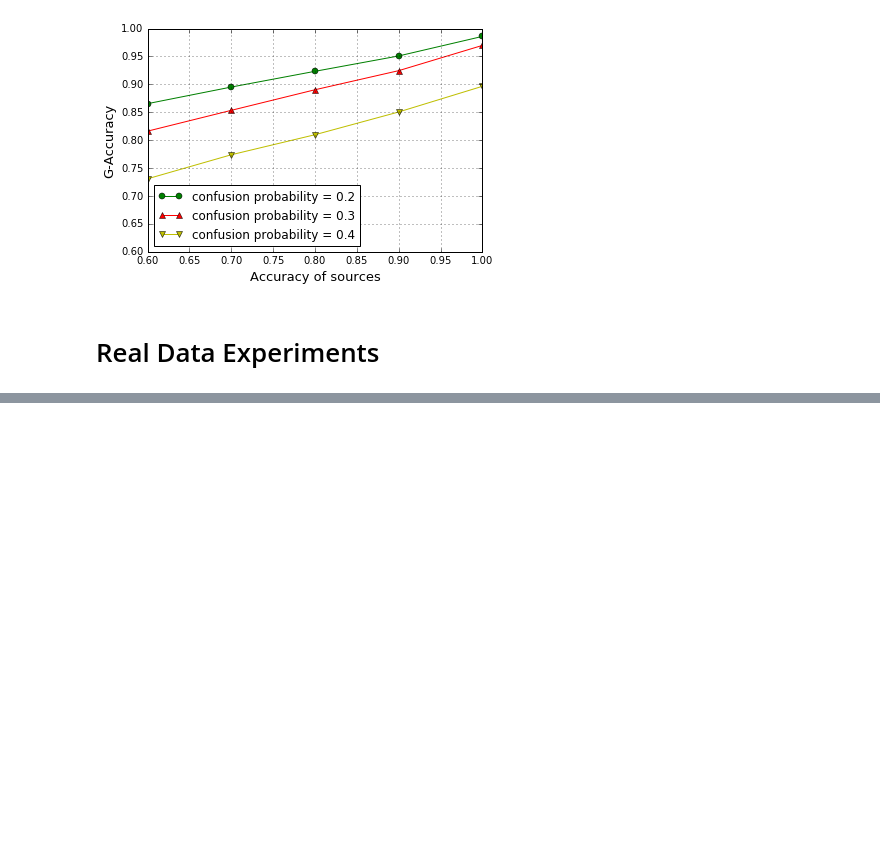
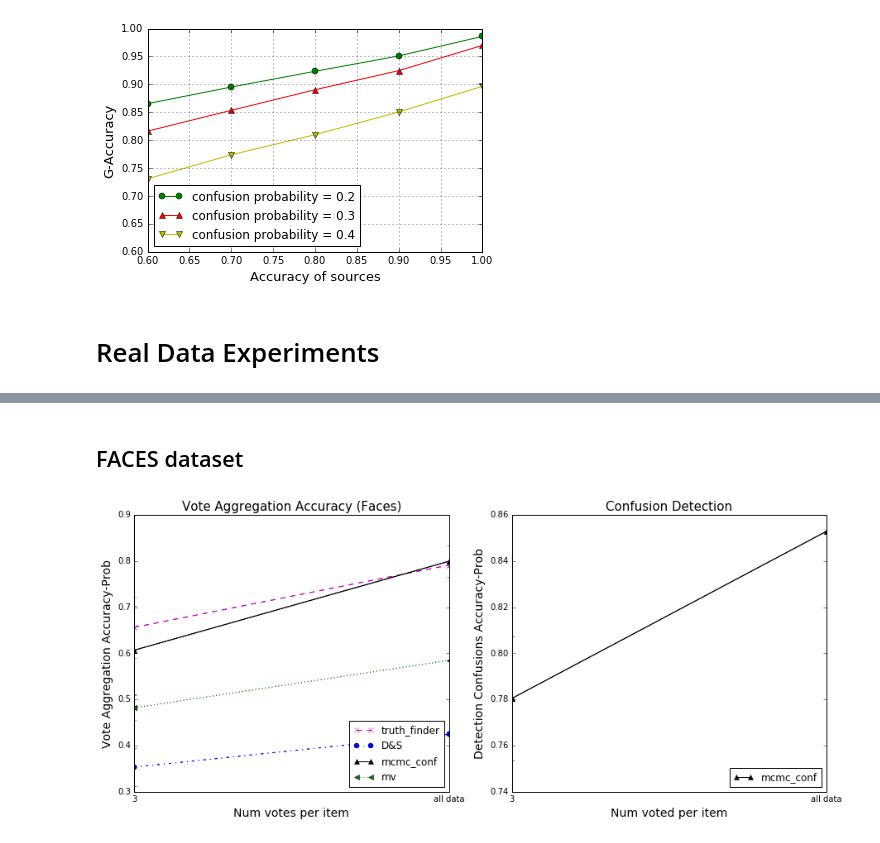
Before and after one commit to Evgeneus/fuzzy-data-fusion, a Jupyter notebook: experiment/notebooks/experiments.ipynb, the cells around one changed output, grey strips where cells are left out. Drawn from its saved outputs; the diff is of its cells as text; code cells hidden in the pictures; blank space fills up the shorter version.

```diff
--- a/experiment/notebooks/experiments.ipynb
+++ b/experiment/notebooks/experiments.ipynb
@@ -181,0 +187,8 @@ face_accuracy
+# %% [markdown]
+## FACES dataset
+# %%
+faces_file = work_dir+'faces_accuracy_votes_per_item.csv'
+title_faces = 'Vote Aggregation Accuracy (Faces)'
+plot_accu(faces_file, title_faces)
+# %% [output]
+[figure, added]
```
Also changed, not shown: parts of 16 cells of this notebook, 3 other files.
